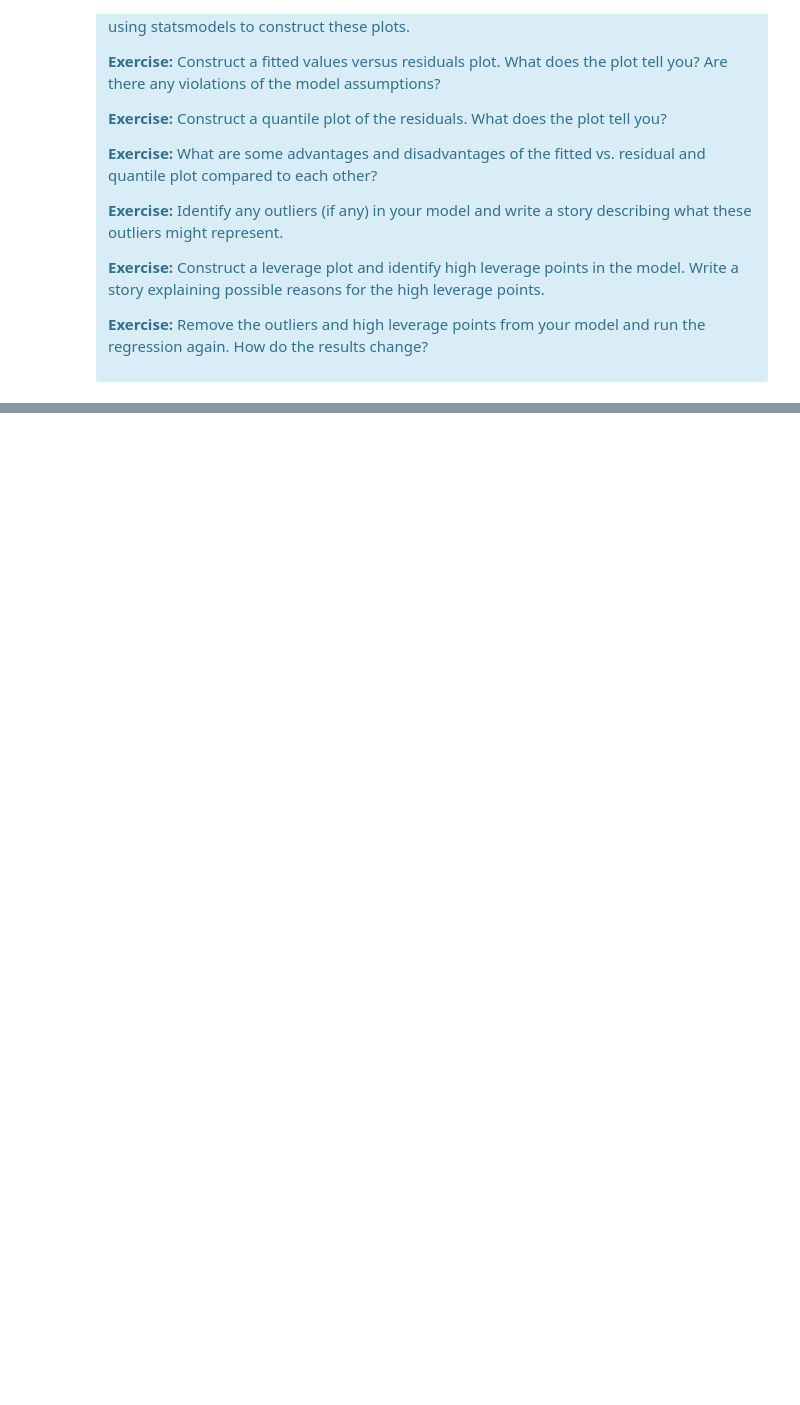
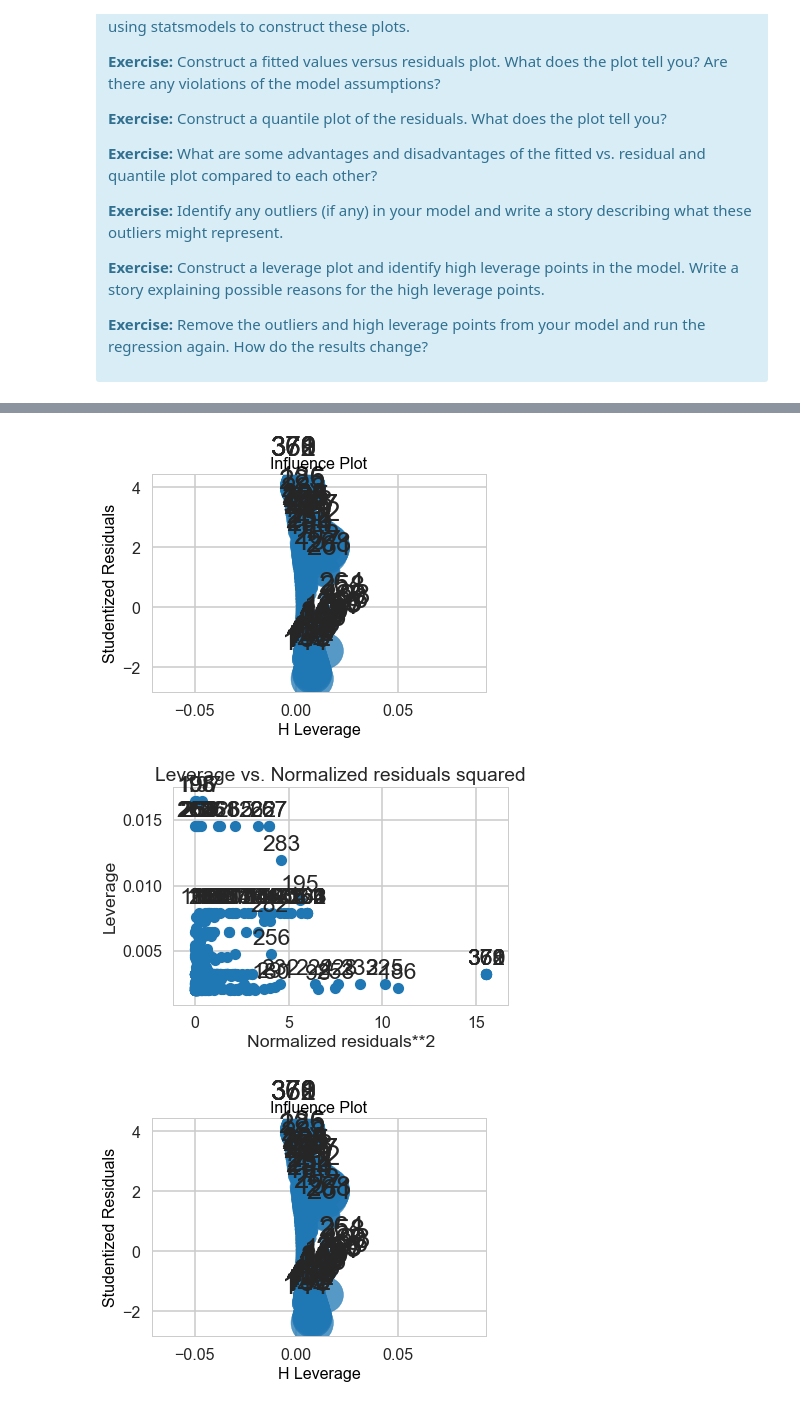
Before and after one commit to tpancier/Springboard_code, a Jupyter notebook: Mini_Project_Linear_Regression.ipynb, the cells around one changed output, grey strips where cells are left out. Drawn from its saved outputs; the diff is of its cells as text; code cells hidden in the pictures; blank space fills up the shorter version.

```diff
--- a/Mini_Project_Linear_Regression.ipynb
+++ b/Mini_Project_Linear_Regression.ipynb
@@ -1183,0 +1231,8 @@ There are some other issues that are important investigate with linear regressio
+# %%
+from statsmodels.graphics.regressionplots import *
+plot_leverage_resid2(m_pt)
+influence_plot(m_pt)
+# %% [output]
+[figure, added]
+[figure, added]
+[figure, added]
```
Also changed, not shown: parts of 35 cells of this notebook.
